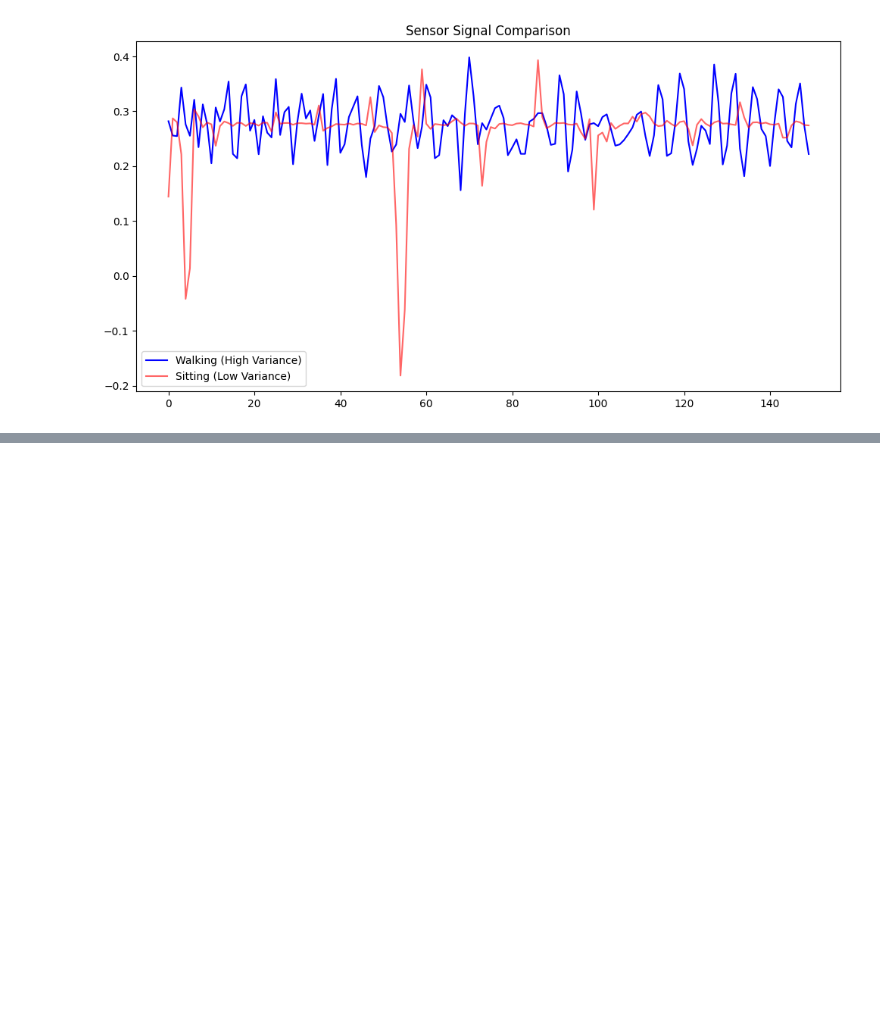
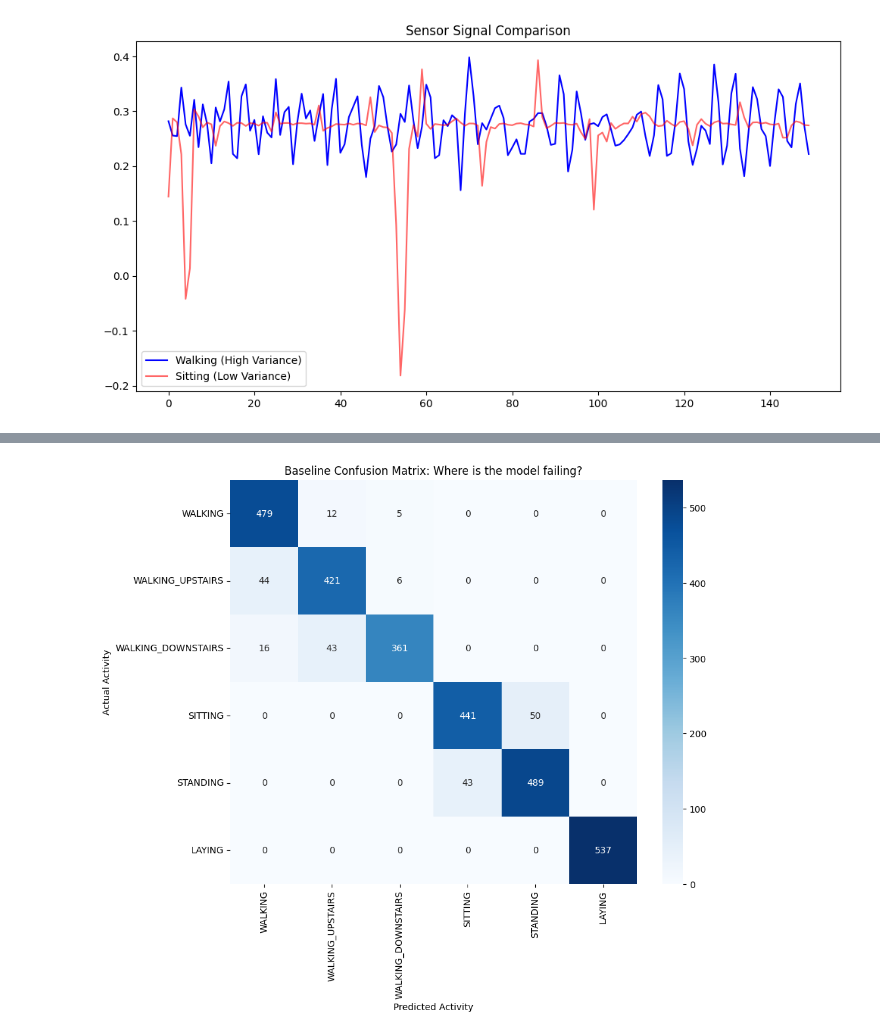
Before and after one commit to Utsav-exe/HAR-Machine-Learning, a Jupyter notebook: har.ipynb, the cells around one changed output, grey strips where cells are left out. Cells and saved outputs as stored; diff of their text form; code cells hidden in the pictures; blank space fills up the shorter version.

Commit message:
Random Forest baseline and confusion matrix evaluation

```diff
--- a/har.ipynb
+++ b/har.ipynb
@@ -91,3 +117,11 @@ plt.legend()
 plt.show()
 # %% [output]
 [figure]
+# %%
+%cd HAR-Machine-Learning
+import pandas as pd
+
+X_test = pd.read_csv('UCI HAR Dataset/test/X_test.txt', sep=r'\s+', header=None)#test signals
+y_test = pd.read_csv('UCI HAR Dataset/test/y_test.txt', sep=r'\s+', header=None) #test activityIDs
+X_test.columns = features['Sensor_Feature']
+print(f"Test Data Loaded! Shape: {X_test.shape}")
@@ -93,0 +132,8 @@ plt.show()
+# %%
+from sklearn.ensemble import RandomForestClassifier
+rf_model = RandomForestClassifier(n_estimators=100, random_state=42) #initializing with 100 desicion trees
+print("Training the Baseline Model..")
+# Drop 'Activity_ID' and 'ActivityName' from X_train features as they are not input features for the model
+rf_model.fit(X_train.drop(columns=['Activity_ID', 'ActivityName'], errors='ignore'), y_train[0])
+
+print("Training Complete!")
@@ -93,0 +143,7 @@ plt.show()
+# %%
+from sklearn.metrics import accuracy_score, classification_report
+y_pred = rf_model.predict(X_test) #prediction
+accuracy = accuracy_score(y_test, y_pred) #accuracy
+print(f"Baseline Accuracy: {accuracy * 100:.2f}%")
+print("\nDetailed Classification Report:")
+print(classification_report(y_test, y_pred, target_names=activity_labels['Activity']))
@@ -93,0 +166,17 @@ plt.show()
+# %%
+from sklearn.metrics import confusion_matrix
+import seaborn as sns
+
+plt.figure(figsize=(10, 8))
+cm = confusion_matrix(y_test, y_pred)
+
+sns.heatmap(cm, annot=True, fmt='d', cmap='Blues',
+            xticklabels=activity_labels['Activity'],
+            yticklabels=activity_labels['Activity'])
+
+plt.title('Baseline Confusion Matrix: Where is the model failing?')
+plt.xlabel('Predicted Activity')
+plt.ylabel('Actual Activity')
+plt.show()
+# %% [output]
+[figure, added]
```
Also changed, not shown: parts of 5 cells of this notebook.
